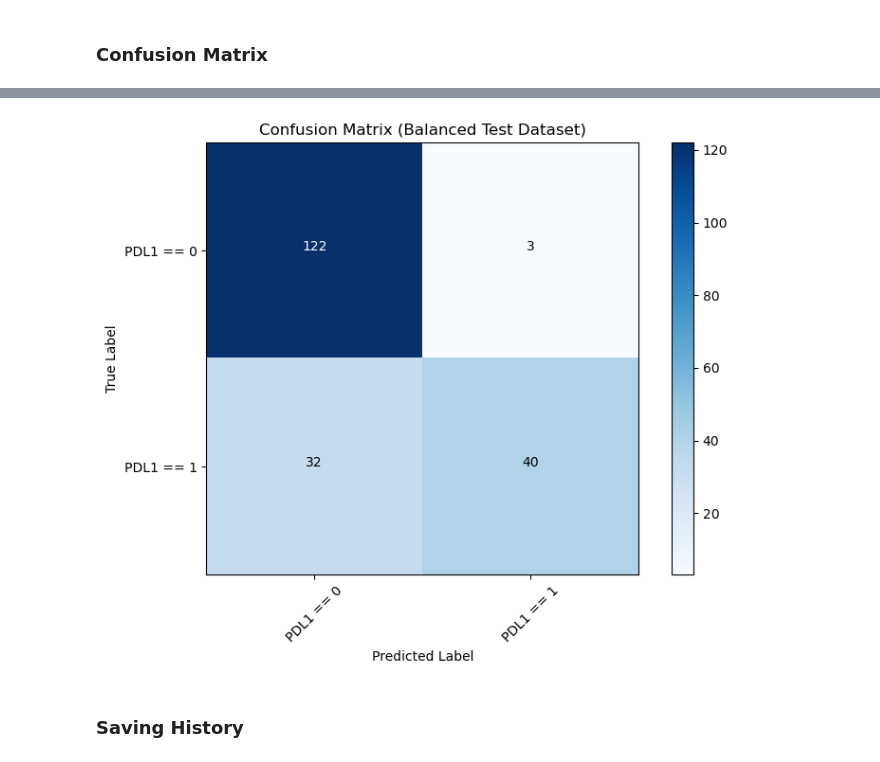
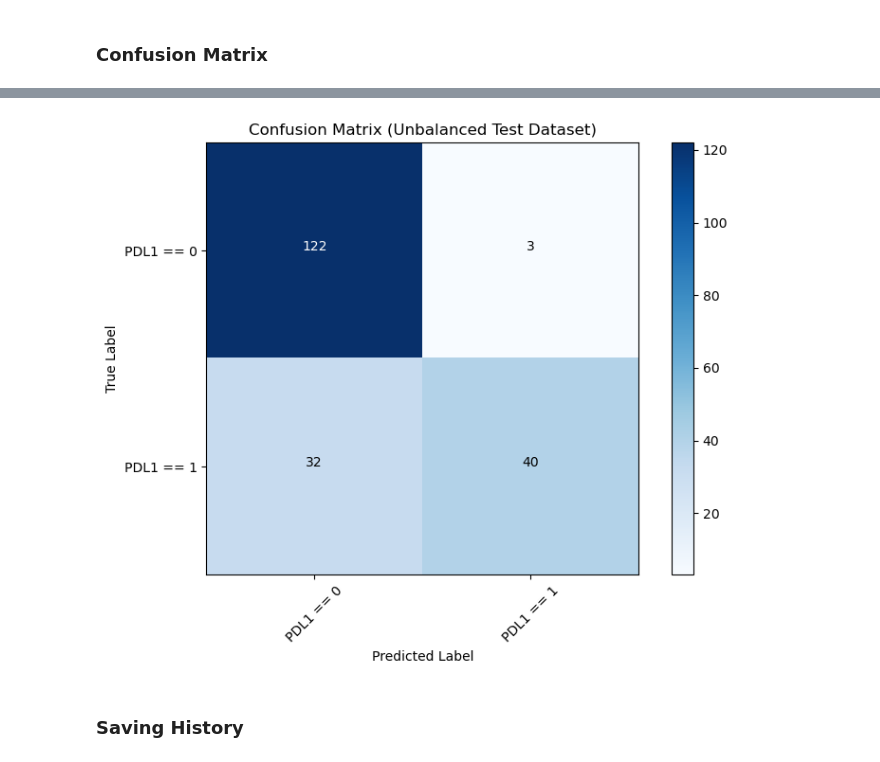
Before and after one commit to BME342-ResNet/BME342, a Jupyter notebook: code/ModelArchitecture/ResNet/BiologicalChannels.ipynb, the cells around one changed output, grey strips where cells are left out. Cells and saved outputs as stored; diff of their text form; code cells hidden in the pictures.

```diff
--- a/code/ModelArchitecture/ResNet/BiologicalChannels.ipynb
+++ b/code/ModelArchitecture/ResNet/BiologicalChannels.ipynb
@@ -405,42 +408,42 @@ cm = confusion_matrix(y_test, y_pred_test)
-# %%
-def plot_confusion_matrix(cm, class_names):
-    plt.figure(figsize=(8, 6))
-    plt.imshow(cm, interpolation='nearest', cmap=plt.cm.Blues)
-    plt.title("Confusion Matrix (Balanced Test Dataset)")
-    plt.colorbar()
-
-    # Add class labels to axes
-    tick_marks = np.arange(len(class_names))
-    plt.xticks(tick_marks, class_names, rotation=45)
-    plt.yticks(tick_marks, class_names)
-
-    # Add text annotations for each cell
-    thresh = cm.max() / 2  # Threshold for text color
-    for i, j in np.ndindex(cm.shape):
-        plt.text(j, i, format(cm[i, j], 'd'),
-                 horizontalalignment="center",
-                 color="white" if cm[i, j] > thresh else "black")
-
-    plt.ylabel("True Label")
-    plt.xlabel("Predicted Label")
-    plt.tight_layout()
-    plt.show()
-
-
-# # Example confusion matrix (computed earlier or loaded)
-# cm_ex = np.array([
-#     [50, 2, 1],
-#     [5, 45, 3],
-#     [2, 6, 40]
-# ])
-
-# Class names (optional, for labeling the axes)
-class_names = ['PDL1 == 0', 'PDL1 == 1']
-
-# Call the function to plot the confusion matrix
-plot_confusion_matrix(cm, class_names)
-# %% [output]
-[figure, removed]
+# %%
+def plot_confusion_matrix(cm, class_names):
+    plt.figure(figsize=(8, 6))
+    plt.imshow(cm, interpolation='nearest', cmap=plt.cm.Blues)
+    plt.title("Confusion Matrix (Unbalanced Test Dataset)")
+    plt.colorbar()
+
+    # Add class labels to axes
+    tick_marks = np.arange(len(class_names))
+    plt.xticks(tick_marks, class_names, rotation=45)
+    plt.yticks(tick_marks, class_names)
+
+    # Add text annotations for each cell
+    thresh = cm.max() / 2  # Threshold for text color
+    for i, j in np.ndindex(cm.shape):
+        plt.text(j, i, format(cm[i, j], 'd'),
+                 horizontalalignment="center",
+                 color="white" if cm[i, j] > thresh else "black")
+
+    plt.ylabel("True Label")
+    plt.xlabel("Predicted Label")
+    plt.tight_layout()
+    plt.show()
+
+
+# # Example confusion matrix (computed earlier or loaded)
+# cm_ex = np.array([
+#     [50, 2, 1],
+#     [5, 45, 3],
+#     [2, 6, 40]
+# ])
+
+# Class names (optional, for labeling the axes)
+class_names = ['PDL1 == 0', 'PDL1 == 1']
+
+# Call the function to plot the confusion matrix
+plot_confusion_matrix(cm, class_names)
+# %% [output]
+[figure, added]
 # %% [markdown]
 ### Saving History
 # %%
```
Also changed, not shown: parts of 64 cells of this notebook, 32 other files.
